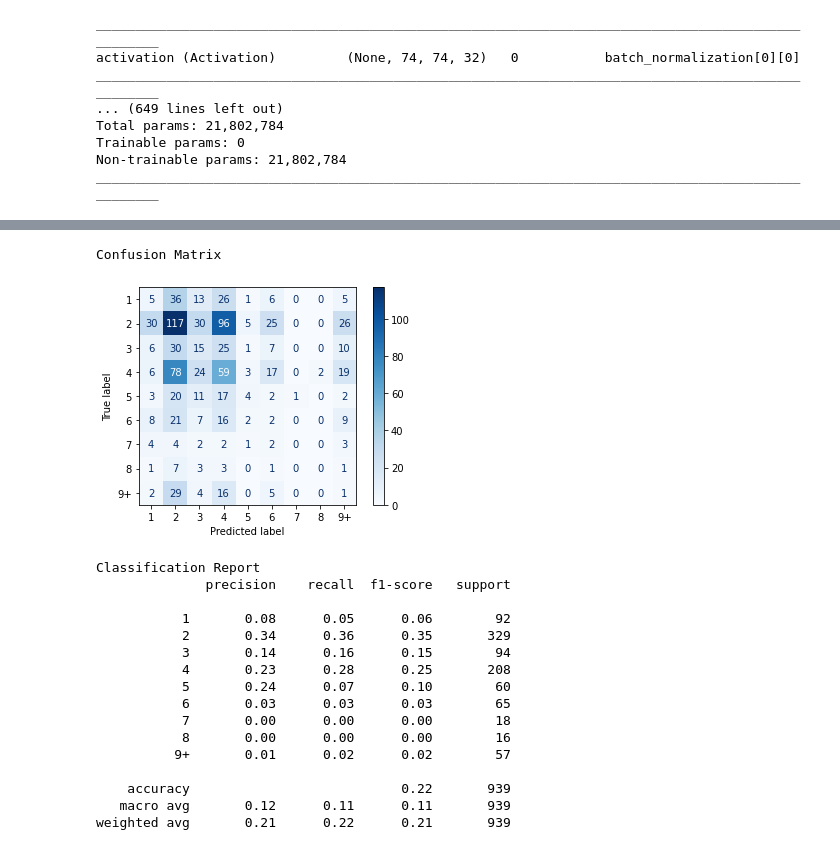
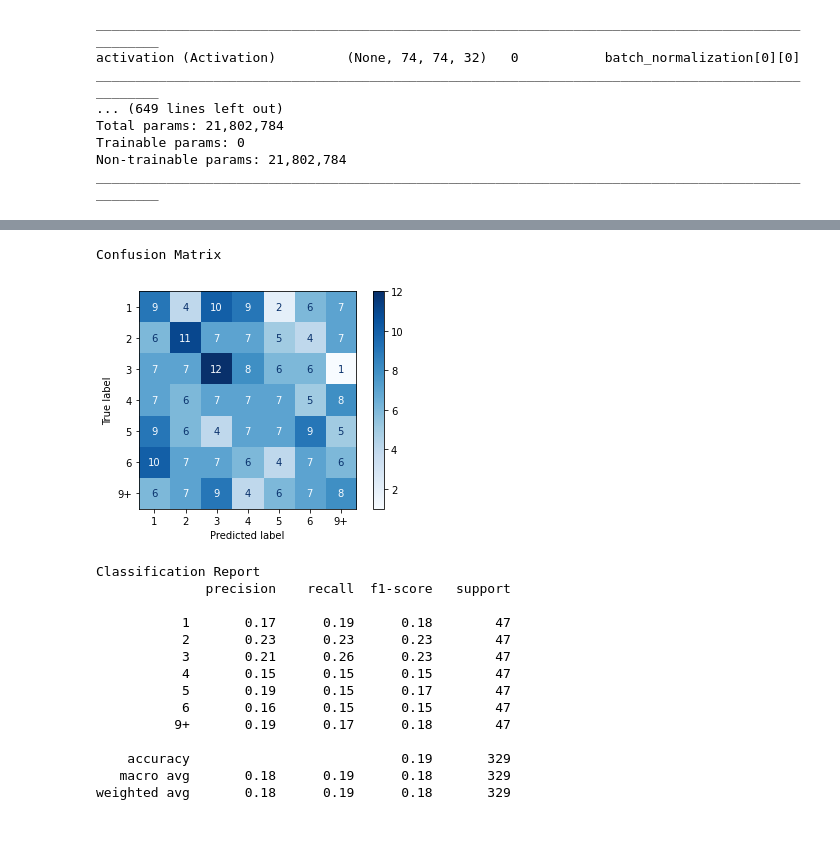
Before and after one commit to fgfcad/CNN, a Jupyter notebook: Contador_de_hojas_vtg.ipynb, the cells around one changed output, grey strips where cells are left out. Saved outputs shown, nothing was run; the diff lists cells and outputs as text; code cells hidden in the pictures.

```diff
--- a/Contador_de_hojas_vtg.ipynb
+++ b/Contador_de_hojas_vtg.ipynb
@@ -35,8 +35,9 @@ ________________________________________________________________________________
 modelFE = tf.keras.models.Sequential([
     pre_trained_model,
     tf.keras.layers.Flatten(),
-    tf.keras.layers.Dense(256, activation='relu'),
-    tf.keras.layers.Dense(9, activation='softmax')
+    tf.keras.layers.Dense(512, activation='relu'),
+    tf.keras.layers.Dropout(0.2),
+    tf.keras.layers.Dense(7, activation='softmax')
 ])
 # %%
 modelFE.summary()
@@ -98,7 +101,7 @@ modelFE.compile(loss='categorical_crossentropy',
               optimizer= 'SGD',
               metrics=['accuracy'])
 # %%
-batch_size = 64
+batch_size = 20
 steps_per_epoch = train_generator.n // batch_size
 validation_steps = validation_generator.n // batch_size
 
@@ -111,7 +114,7 @@ print (validation_steps)
 history = modelFE.fit(
     train_generator,
     steps_per_epoch= steps_per_epoch,
-    epochs=20,
+    epochs=15,
     validation_data=validation_generator,
     validation_steps= validation_steps,
     verbose=1)
@@ -180,33 +183,31 @@ modelFE.save('Contador_de_hojas_vtg.h5')
 # %%
 # Confusion Matrix
 from sklearn.metrics import classification_report, confusion_matrix, ConfusionMatrixDisplay
 import numpy as np
 Y_pred = modelFE.predict(test_generator, len(test_dir) // (32+1))
 y_pred = np.argmax(Y_pred, axis=1)
-target_names = ['1', '2','3','4','5','6','7','8','9+']
+target_names = ['1', '2','3','4','5','6','9+']
 print('Confusion Matrix')
 cm = confusion_matrix(test_generator.classes, y_pred)
 disp = ConfusionMatrixDisplay(confusion_matrix=cm, display_labels=target_names)
 disp.plot(cmap=plt.cm.Blues)
 plt.show()
 print('Classification Report')
 print(classification_report(test_generator.classes, y_pred, target_names=target_names))
 # %% [output]
 Confusion Matrix
-[figure, old version]
+[figure, new version]
 Classification Report
               precision    recall  f1-score   support
 
-           1       0.08      0.05      0.06        92
-           2       0.34      0.36      0.35       329
-           3       0.14      0.16      0.15        94
-           4       0.23      0.28      0.25       208
-           5       0.24      0.07      0.10        60
-           6       0.03      0.03      0.03        65
-           7       0.00      0.00      0.00        18
-           8       0.00      0.00      0.00        16
-          9+       0.01      0.02      0.02        57
+           1       0.17      0.19      0.18        47
+           2       0.23      0.23      0.23        47
+           3       0.21      0.26      0.23        47
+           4       0.15      0.15      0.15        47
+           5       0.19      0.15      0.17        47
+           6       0.16      0.15      0.15        47
+          9+       0.19      0.17      0.18        47
 
-    accuracy                           0.22       939
-   macro avg       0.12      0.11      0.11       939
-weighted avg       0.21      0.22      0.21       939
+    accuracy                           0.19       329
+   macro avg       0.18      0.19      0.18       329
+weighted avg       0.18      0.19      0.18       329
```
Also changed, not shown: parts of 6 cells of this notebook.
